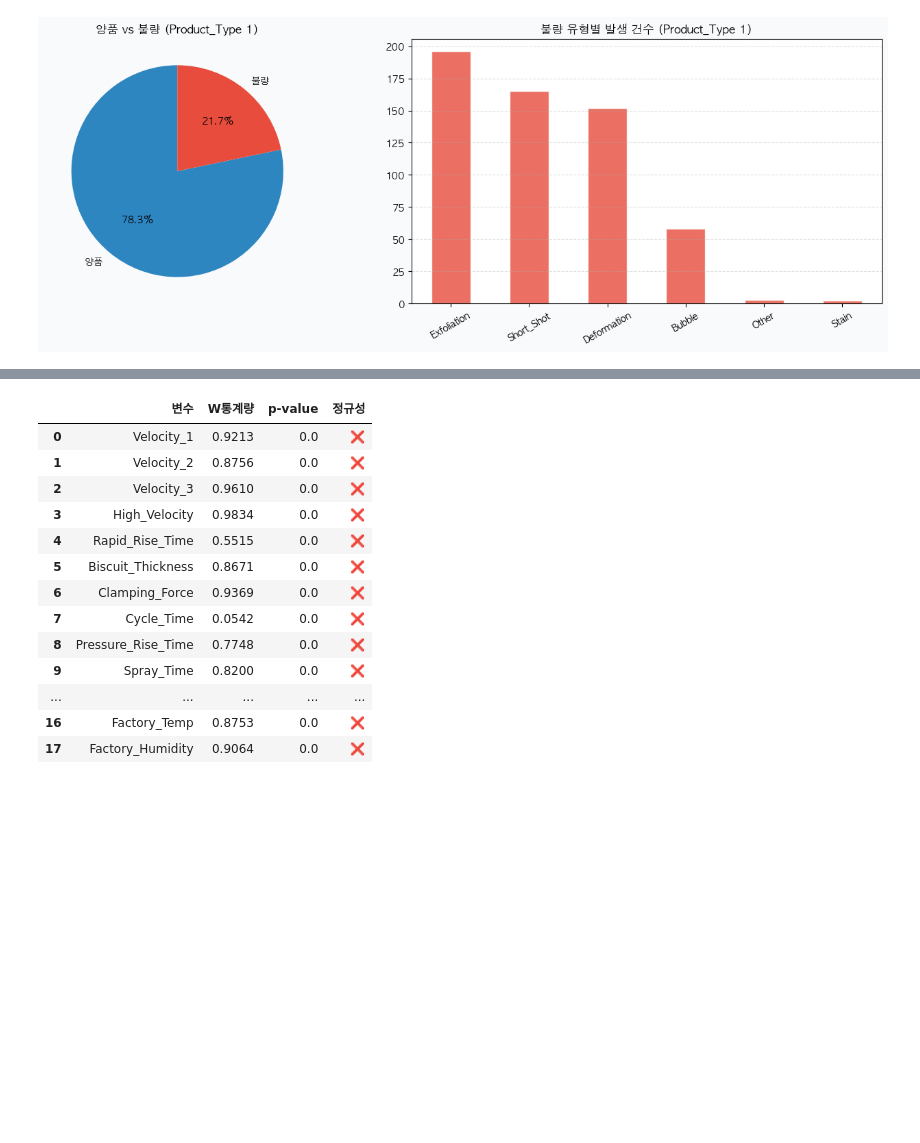
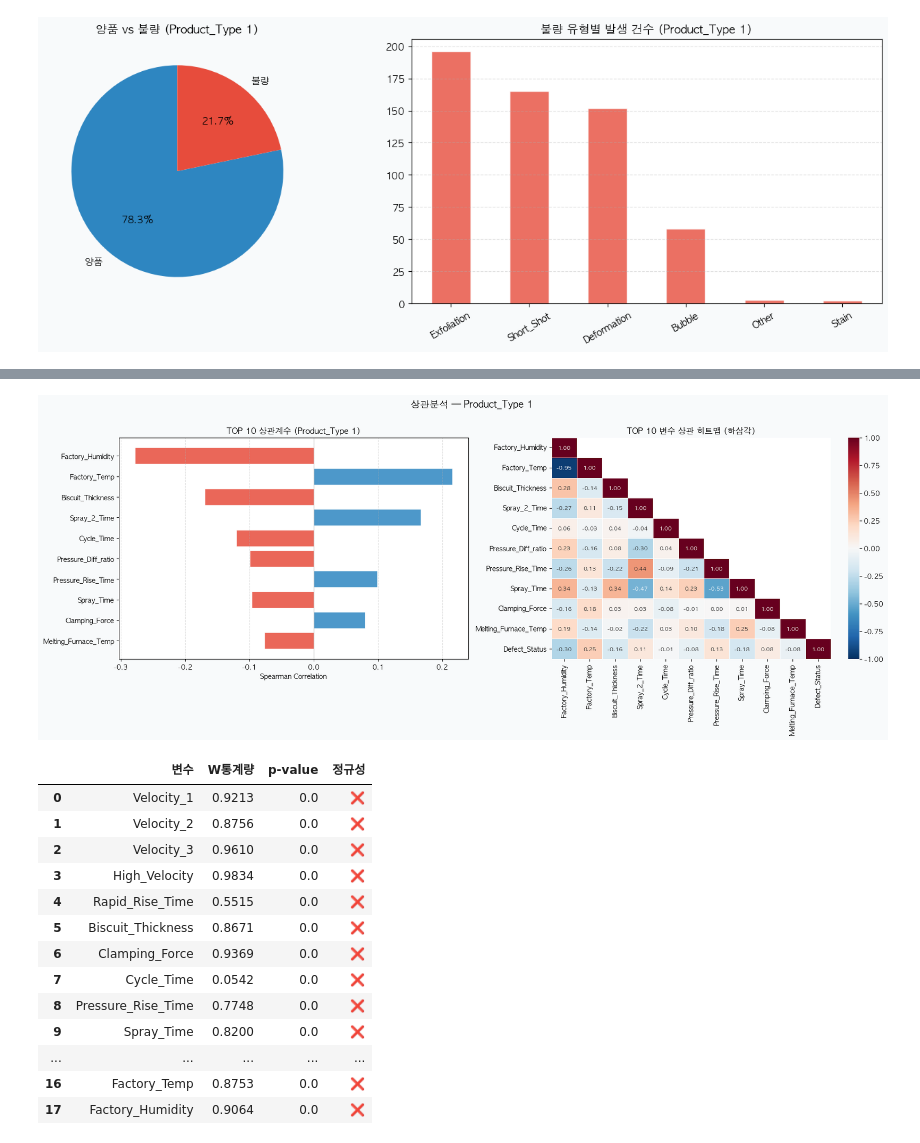
Before and after one commit to heeso0908/hotsix, a Jupyter notebook: notebooks/지소윤/통계.ipynb, the cells around one changed output, grey strips where cells are left out. Saved outputs shown, nothing was run; the diff lists cells and outputs as text; code cells hidden in the pictures; blank space fills up the shorter version.

```diff
--- a/notebooks/지소윤/통계.ipynb
+++ b/notebooks/지소윤/통계.ipynb
@@ -177,0 +198,9 @@ display(spearman_df)
+# %%
+top10 = spearman_df.head(10).copy()
+
+print("🏆 TOP 10 변수 (상관계수 기준)")
+print("-" * 50)
+
+for idx, row in top10.iterrows():   # idx가 rank 인덱스
+    direction = "▼ 불량 감소" if row['스피어만 상관계수'] < 0 else "▲ 불량 증가"
+    print(f"  #{int(idx):2d}  {row['변수']:<25}  {row['스피어만 상관계수']:+.4f}  {direction}")
@@ -178,3 +220,31 @@ display(spearman_df)
+# %%
+import numpy as np
+# 상관계수 시각화
+fig, axes = plt.subplots(1, 2, figsize=(18, 7), facecolor='#F8FAFB')
+
+# 바 차트
+colors = ['#E74C3C' if v < 0 else '#2E86C1' for v in top10['스피어만 상관계수']]
+axes[0].barh(top10['변수'][::-1], top10['스피어만 상관계수'][::-1],
+             color=colors[::-1], alpha=0.85, edgecolor='white')
+axes[0].axvline(0, color='gray', lw=0.8)
+axes[0].set_title('TOP 10 상관계수 (Product_Type 1)', fontsize=12, fontweight='bold')
+axes[0].set_xlabel('Spearman Correlation')
+axes[0].grid(axis='x', linestyle='--', alpha=0.4)
+
+# 히트맵
+top10_vars = top10['변수'].tolist()
+corr_matrix = type1_df[top10_vars + ['Defect_Status']].corr()
+mask = np.triu(np.ones_like(corr_matrix, dtype=bool), k=1)
+sns.heatmap(corr_matrix, mask=mask, ax=axes[1], annot=True, fmt='.2f',
+            cmap='RdBu_r', center=0, vmin=-1, vmax=1,
+            annot_kws={'size': 8}, linewidths=0.5)
+axes[1].set_title('TOP 10 변수 상관 히트맵 (하삼각)', fontsize=12, fontweight='bold')
+
+plt.suptitle('상관분석 — Product_Type 1', fontsize=14, fontweight='bold', y=1.01)
+plt.tight_layout()
+plt.show()
+# %% [output]
+[figure, added]
 # %%
 #---------------------
 # 1. 정규성 검정
```
Also changed, not shown: parts of 3 cells of this notebook, 5 other files.
